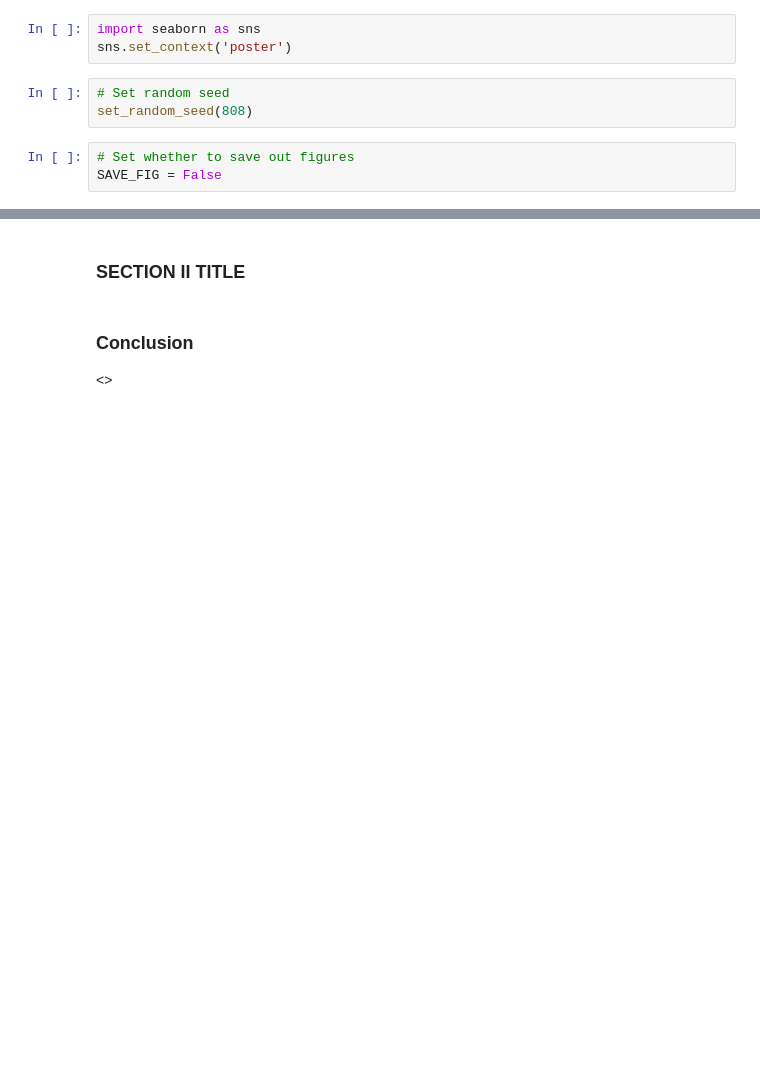
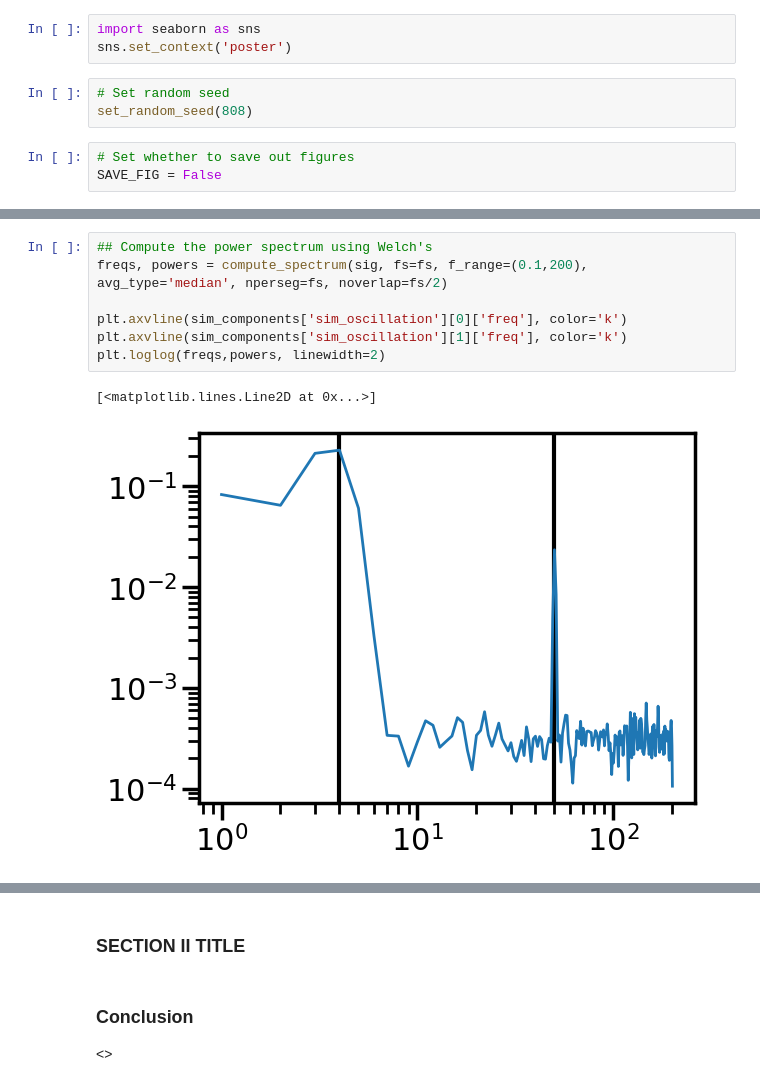
Before and after one commit to voytekresearch/AperiodicMethods, a Jupyter notebook: notebooks/Recommendation 05/Recommendation_05_ModelFits.ipynb, the cells around one changed output, grey strips where cells are left out. Drawn from its saved outputs; the diff is of its cells as text; blank space fills up the shorter version.

```diff
--- a/notebooks/Recommendation 05/Recommendation_05_ModelFits.ipynb
+++ b/notebooks/Recommendation 05/Recommendation_05_ModelFits.ipynb
@@ -41,0 +102,10 @@ SAVE_FIG = False
+# %%
+## Compute the power spectrum using Welch's
+freqs, powers = compute_spectrum(sig, fs=fs, f_range=(0.1,200), avg_type='median', nperseg=fs, noverlap=fs/2)
+
+plt.axvline(sim_components['sim_oscillation'][0]['freq'], color='k')
+plt.axvline(sim_components['sim_oscillation'][1]['freq'], color='k')
+plt.loglog(freqs,powers, linewidth=2)
+# %% [output]
+[<matplotlib.lines.Line2D at 0x...>]
+[figure, added]
```
Also changed, not shown: parts of 10 cells of this notebook, 2 other files.
